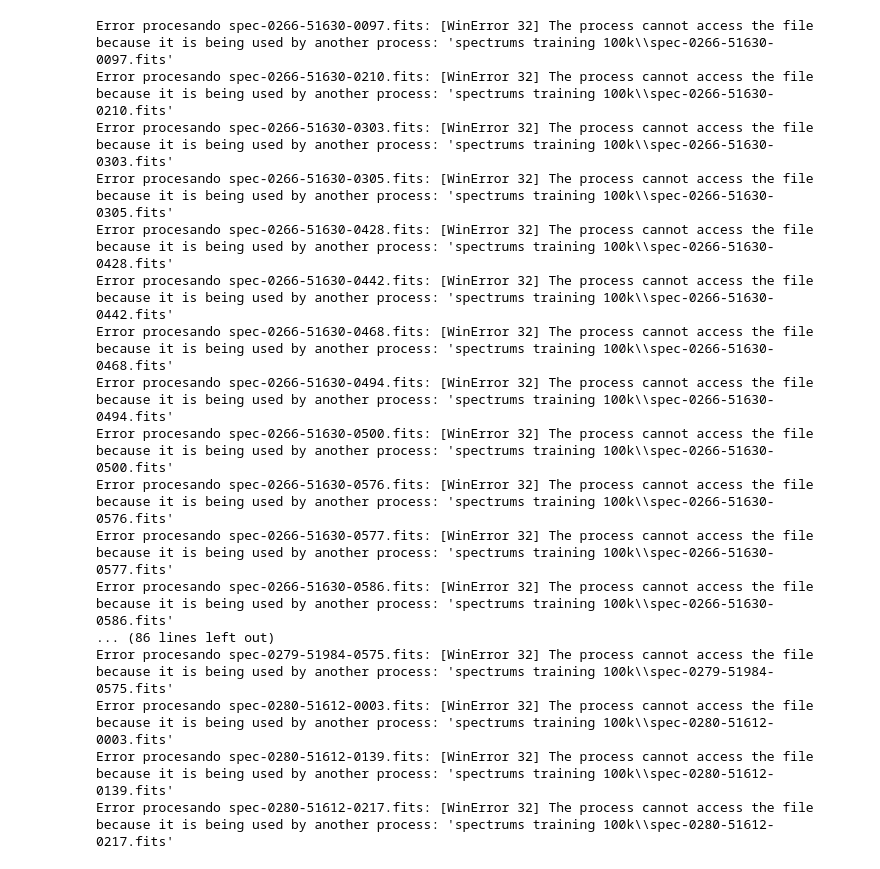
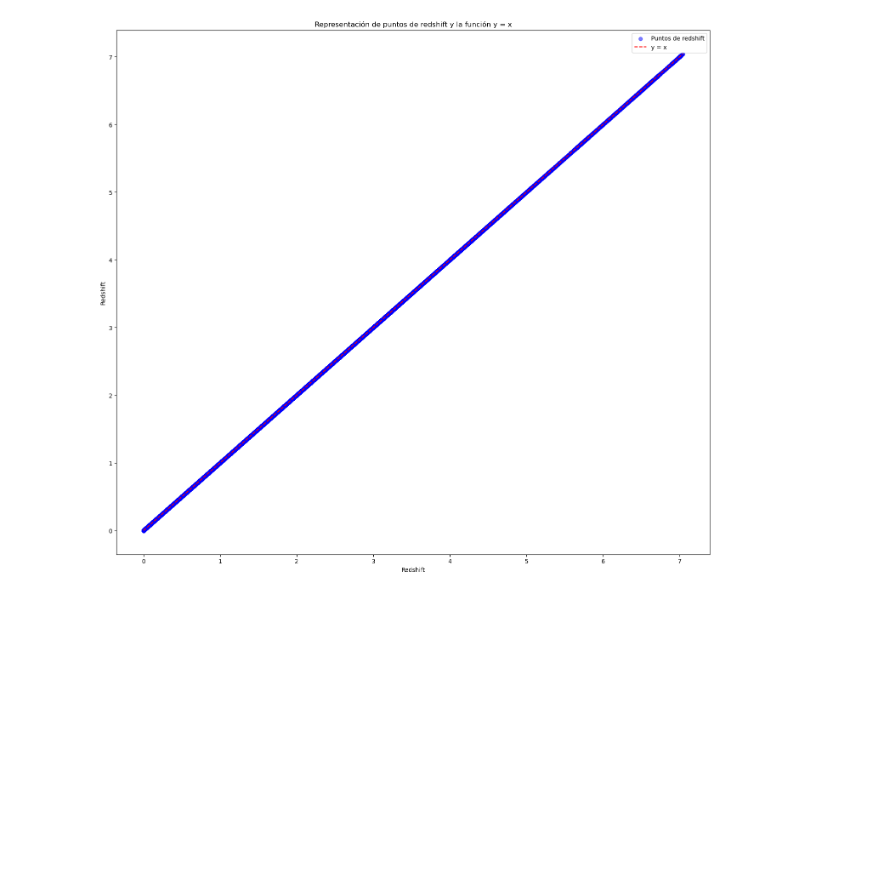
Before and after one commit to albertnica/TFGF-albertnica, a Jupyter notebook: random extractor uniforme.ipynb, the cells around one changed output. Drawn from its saved outputs; the diff is of its cells as text; code cells hidden in the pictures; blank space fills up the shorter version.

```diff
--- a/random extractor uniforme.ipynb
+++ b/random extractor uniforme.ipynb
@@ -146,40 +201,24 @@ plt.show()
-# %%
-import os
-from astropy.io import fits
-
-# Definir el directorio que contiene los archivos FITS
-src_folder = "spectrums training 100k"
-
-# Recorrer todos los archivos en el directorio de origen
-for file in os.listdir(src_folder):
-    if file.lower().endswith(".fits"):
-        file_path = os.path.join(src_folder, file)
-        try:
-            with fits.open(file_path) as hdul:
-                redshift = hdul[2].data["Z"][0]
-                # Verificar si el redshift está en el rango 0.1 <= z < 1
-                if 0.1 <= redshift < 1:
-                    os.remove(file_path)
-                    print(f"Eliminado: {file}")
-        except Exception as e:
-            print(f"Error procesando {file}: {e}")
-
-print("Proceso de eliminación completado.")
-# %% [output]
-Error procesando spec-0266-51630-0097.fits: [WinError 32] The process cannot access the file because it is being used by another process: 'spectrums training 100k\\spec-0266-51630-0097.fits'
-Error procesando spec-0266-51630-0210.fits: [WinError 32] The process cannot access the file because it is being used by another process: 'spectrums training 100k\\spec-0266-51630-0210.fits'
-Error procesando spec-0266-51630-0303.fits: [WinError 32] The process cannot access the file because it is being used by another process: 'spectrums training 100k\\spec-0266-51630-0303.fits'
-Error procesando spec-0266-51630-0305.fits: [WinError 32] The process cannot access the file because it is being used by another process: 'spectrums training 100k\\spec-0266-51630-0305.fits'
-Error procesando spec-0266-51630-0428.fits: [WinError 32] The process cannot access the file because it is being used by another process: 'spectrums training 100k\\spec-0266-51630-0428.fits'
-Error procesando spec-0266-51630-0442.fits: [WinError 32] The process cannot access the file because it is being used by another process: 'spectrums training 100k\\spec-0266-51630-0442.fits'
-Error procesando spec-0266-51630-0468.fits: [WinError 32] The process cannot access the file because it is being used by another process: 'spectrums training 100k\\spec-0266-51630-0468.fits'
-Error procesando spec-0266-51630-0494.fits: [WinError 32] The process cannot access the file because it is being used by another process: 'spectrums training 100k\\spec-0266-51630-0494.fits'
-Error procesando spec-0266-51630-0500.fits: [WinError 32] The process cannot access the file because it is being used by another process: 'spectrums training 100k\\spec-0266-51630-0500.fits'
-Error procesando spec-0266-51630-0576.fits: [WinError 32] The process cannot access the file because it is being used by another process: 'spectrums training 100k\\spec-0266-51630-0576.fits'
-Error procesando spec-0266-51630-0577.fits: [WinError 32] The process cannot access the file because it is being used by another process: 'spectrums training 100k\\spec-0266-51630-0577.fits'
-Error procesando spec-0266-51630-0586.fits: [WinError 32] The process cannot access the file because it is being used by another process: 'spectrums training 100k\\spec-0266-51630-0586.fits'
-... (86 lines left out)
-Error procesando spec-0279-51984-0575.fits: [WinError 32] The process cannot access the file because it is being used by another process: 'spectrums training 100k\\spec-0279-51984-0575.fits'
-Error procesando spec-0280-51612-0003.fits: [WinError 32] The process cannot access the file because it is being used by another process: 'spectrums training 100k\\spec-0280-51612-0003.fits'
-Error procesando spec-0280-51612-0139.fits: [WinError 32] The process cannot access the file because it is being used by another process: 'spectrums training 100k\\spec-0280-51612-0139.fits'
-Error procesando spec-0280-51612-0217.fits: [WinError 32] The process cannot access the file because it is being used by another process: 'spectrums training 100k\\spec-0280-51612-0217.fits'
+# %%
+import os
+import numpy as np
+import matplotlib.pyplot as plt
+from astropy.io import fits
+
+# Directorio que contiene los archivos FITS
+dst_folder = "spectrums training 100k"
+
+plt.figure(figsize=(18,16))
+# Dibujar todos los puntos: cada punto se dibuja en (redshift, redshift)
+plt.scatter(redshift_array, redshift_array, color='blue', alpha=0.5, label='Puntos de redshift')
+
+# Dibujar la función y = x
+x_vals = np.linspace(0, redshift_array.max(), 100)
+plt.plot(x_vals, x_vals, color='red', linestyle='--', label='y = x')
+
+plt.xlabel("Redshift")
+plt.ylabel("Redshift")
+plt.title("Representación de puntos de redshift y la función y = x")
+plt.legend()
+plt.show()
+# %% [output]
+[figure, added]
```
Also changed, not shown: parts of 5 cells of this notebook, 9 other files.
